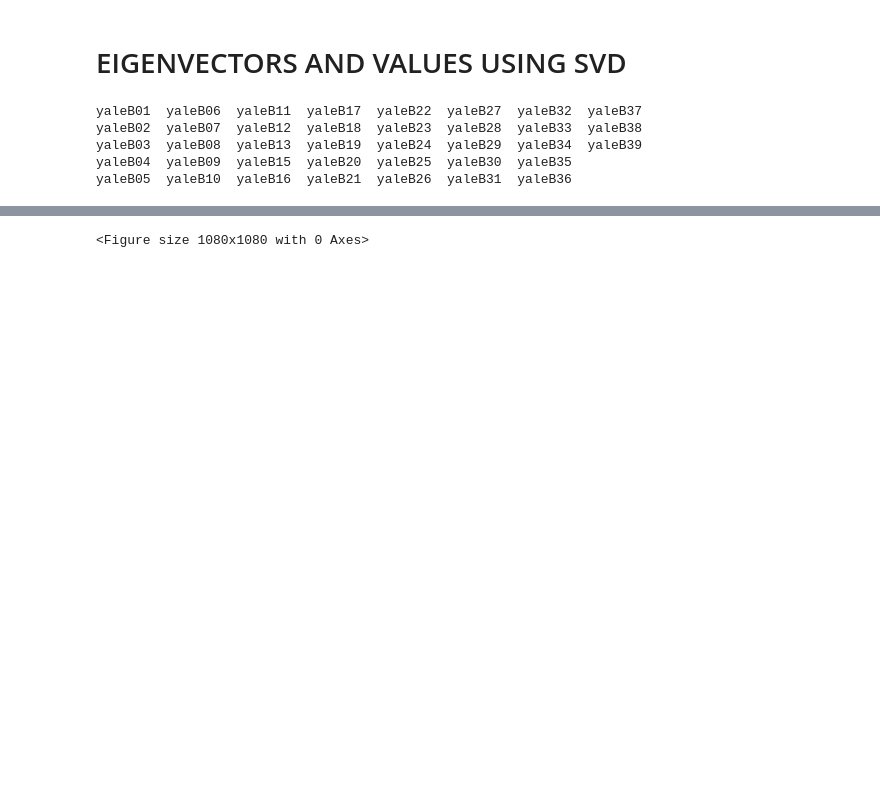
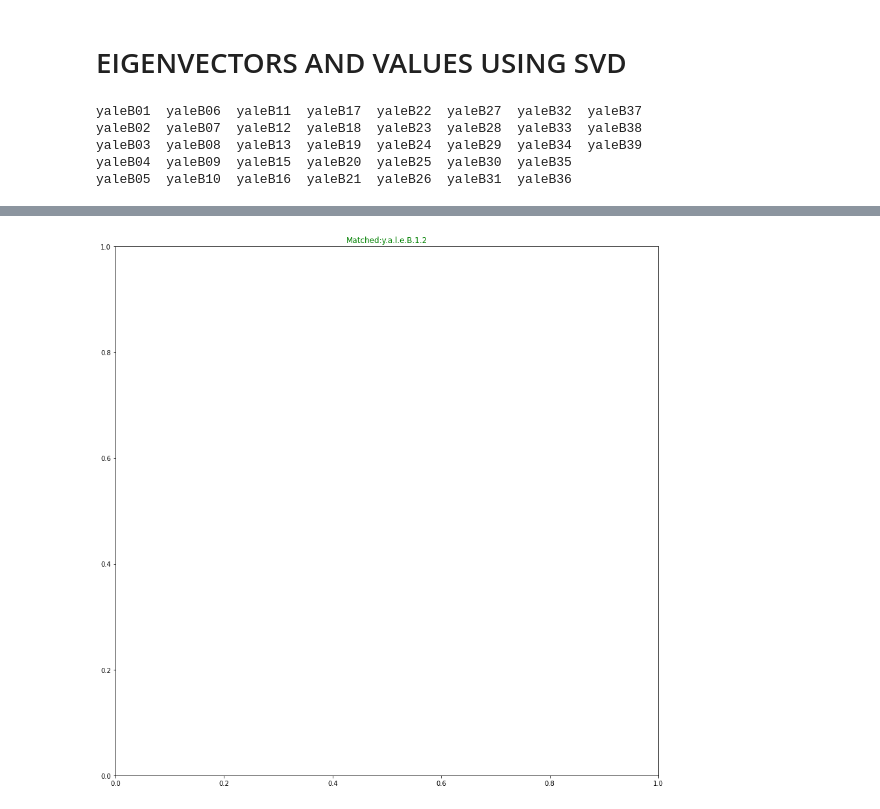
Before and after one commit to Rutvij-1/Eigen-Faces-SMAI-M21-project, a Jupyter notebook: FINAL.ipynb, the cells around one changed output, grey strips where cells are left out. Drawn from its saved outputs; the diff is of its cells as text; code cells hidden in the pictures; blank space fills up the shorter version.

```diff
--- a/FINAL.ipynb
+++ b/FINAL.ipynb
@@ -225,11 +225,11 @@ min(norms)
 # %%
-count        = 0
-num_images   = 0
+count = 0
+num_images = 0
 correct_pred = 0
-def recogniser(img, train_image_names,proj_data,w):
+def recogniser(curr_testing_im, curr_testing_label, proj_data, w):
     global count, num_images, correct_pred
-    unknown_face = img
-    num_images          += 1
+    unknown_face = curr_testing_im
+    num_images += 1
     unknown_face_vector = np.array(unknown_face, dtype='float64').flatten()
     normalised_uface_vector = np.subtract(unknown_face_vector,mean_face)
 
@@ -243,42 +243,49 @@ def recogniser(img, train_image_names,proj_data,w):
     t1 = 100111536
     t0 = 88831687
 
-    if norms[index] < t1:
+    if norms[index] < t1 or True:
+#         print
 
-        if norms[index] < t0: # It's a face
-            if img.split('.')[0] == train_image_names[index].split('.')[0]:
-                plt.title('Matched:'+'.'.join(train_image_names[index].split('.')[:2]), color='g')
-                plt.imshow(imread('Dataset/'+train_image_names[index]), cmap='gray')
+        if norms[index] < t0 or True: # It's a face
+            print("=====================")
+            print(curr_testing_label)
+            print(training_label[index])
+            print("=====================")
+            if curr_testing_label == training_label[index]:
+                plt.title('Matched:'+'.'.join(training_label[index]), color='g')
+#                 plt.imshow(imread('Dataset/'+train_image_names[index]), cmap='gray')
 
                 correct_pred += 1
             else:
-                plt.title('Matched:'+'.'.join(train_image_names[index].split('.')[:2]), color='r')
-                plt.imshow(imread('Dataset/'+train_image_names[index]), cmap='gray')
-        else:
-            if img.split('.')[0] not in [i.split('.')[0] for i in train_image_names] and img.split('.')[0] != 'apple':
-                plt.title('Unknown face!', color='g')
-                correct_pred += 1
-            else:
-                plt.title('Unknown face!', color='r')
-        plt.tick_params(labelleft='off', labelbottom='off', bottom='off',top='off',right='off',left='off', which='both')
-        plt.subplots_adjust(right=1.2, top=2.5)
+                plt.title('Matched:'+'.'.join(training_label[index]), color='g')
+#                 plt.title('Matched:'+'.'.join(train_image_names[index].split('.')[:2]), color='r')
+#                 plt.imshow(imread('Dataset/'+train_image_names[index]), cmap='gray')
+#         else:
+#             if img.split('.')[0] not in [i.split('.')[0] for i in train_image_names] and img.split('.')[0] != 'apple':
+#                 plt.title('Unknown face!', color='g')
+#                 correct_pred += 1
+#             else:
+#                 plt.title('Unknown face!', color='r')
+#         plt.tick_params(labelleft='off', labelbottom='off', bottom='off',top='off',right='off',left='off', which='both')
+#         plt.subplots_adjust(right=1.2, top=2.5)
 
-    else:
-        plt.subplot(9,4,1+count)
-        if len(img.split('.')) == 3:
-            plt.title('Not a face!', color='r')
-        else:
-            plt.title('Not a face!', color='g')
-            correct_pred += 1
-        plt.tick_params(labelleft='off', labelbottom='off', bottom='off',top='off',right='off',left='off', which='both')
+#     else:
+# #         plt.subplot(9,4,1+count)
+# #         if len(img.split('.')) == 3:
+#             pass
+# #             plt.title('Not a face!', color='r')
+#         else:
+# #             plt.title('Not a face!', color='g')
+#             correct_pred += 1
+#         plt.tick_params(labelleft='off', labelbottom='off', bottom='off',top='off',right='off',left='off', which='both')
 
     count+=1
 
 fig = plt.figure(figsize=(15, 15))
-for i in testing_im:
-    recogniser(i, training_label, proj_data, w)
+for idx, curr_testing_im in enumerate(testing_im):
+    recogniser(curr_testing_im, testing_label[idx], proj_data, w)
 
-plt.show()
+# plt.show()
 
 print('Correct predictions: {}/{} = {}%'.format(correct_pred, num_images, correct_pred/num_images*100.00))
 # %% [output]
@@ -286,4 +309,4 @@ AttributeError: 'numpy.ndarray' object has no attribute 'split'
-<Figure size 1080x1080 with 0 Axes>
+[figure, added]
 # %%
 !ls
 # %% [output]
```
Also changed, not shown: parts of 17 cells of this notebook.
